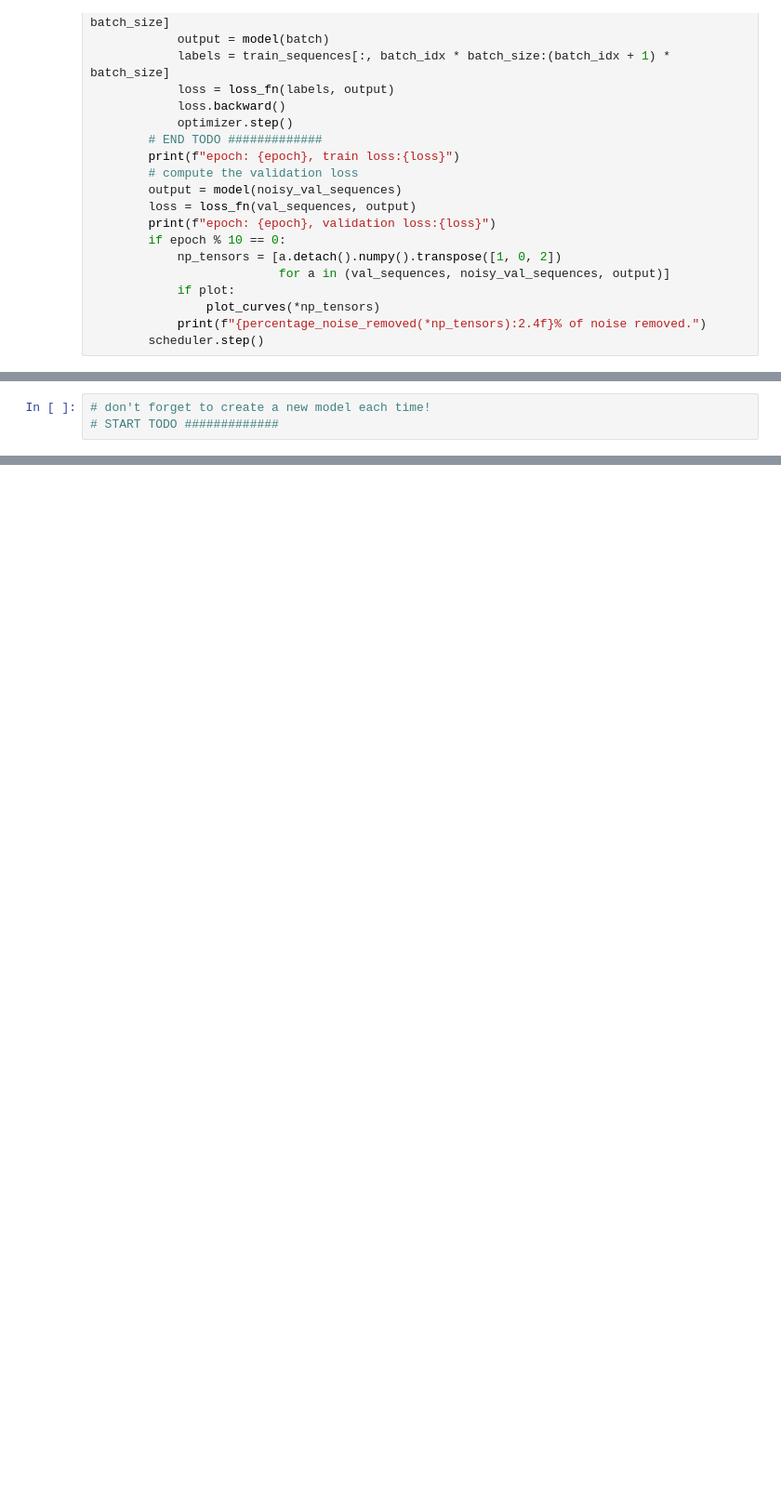
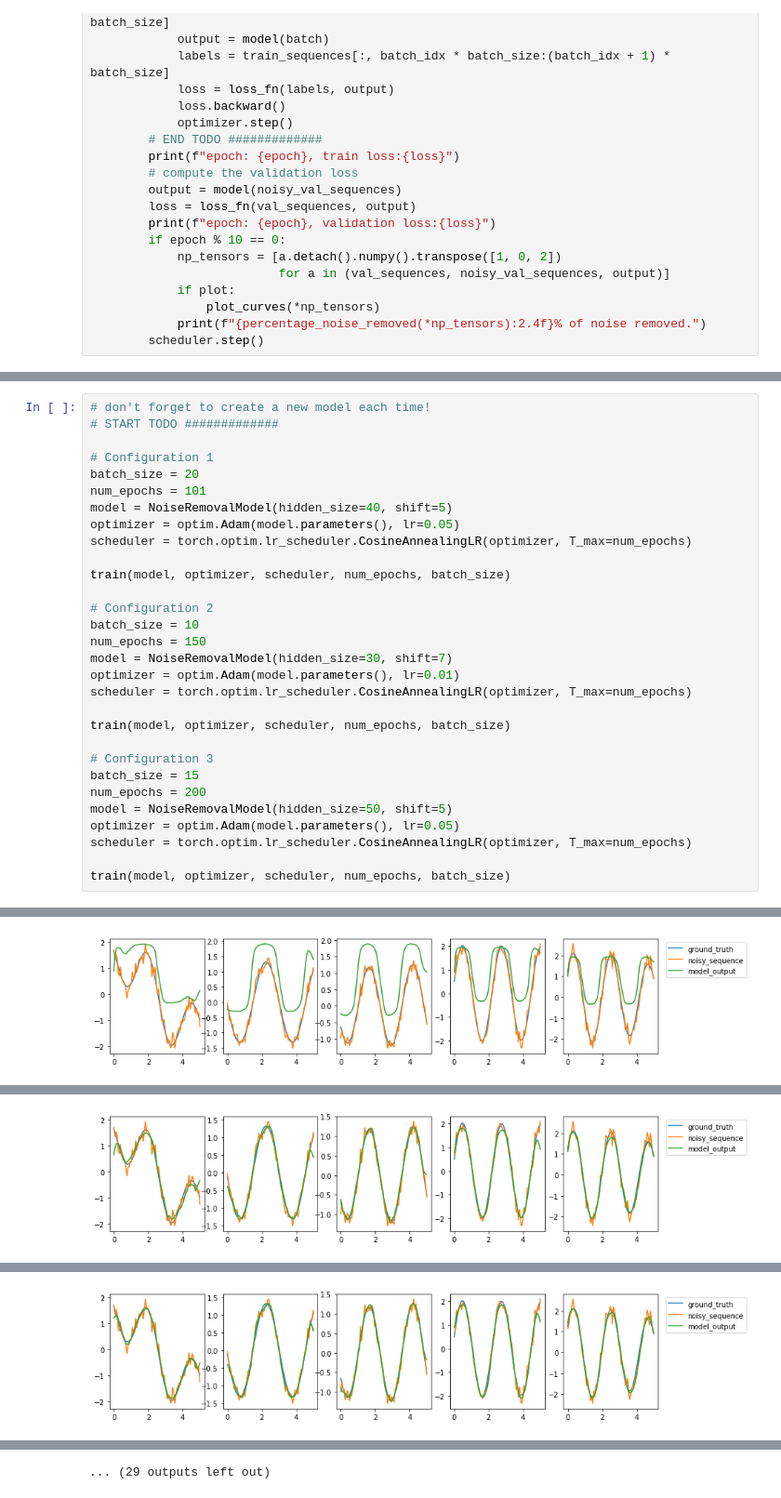
Before and after one commit to bornabesic/deep-learning-exercises, a Jupyter notebook: Exercise 5/exercise05_rnn.ipynb, the cells around one changed output, grey strips where cells are left out. Shown at 93% size. Drawn from its saved outputs; the diff is of its cells as text; blank space fills up the shorter version.

```diff
--- a/Exercise 5/exercise05_rnn.ipynb
+++ b/Exercise 5/exercise05_rnn.ipynb
@@ -515,3 +479,31 @@ As a preparation for next week's lecture, play with the model's hyperparameters
-# %%
-# don't forget to create a new model each time!
-# START TODO #############
+# %%
+# don't forget to create a new model each time!
+# START TODO #############
+
+# Configuration 1
+batch_size = 20
+num_epochs = 101
+model = NoiseRemovalModel(hidden_size=40, shift=5)
+optimizer = optim.Adam(model.parameters(), lr=0.05)
+scheduler = torch.optim.lr_scheduler.CosineAnnealingLR(optimizer, T_max=num_epochs)
+
+train(model, optimizer, scheduler, num_epochs, batch_size)
+
+# Configuration 2
+batch_size = 10
+num_epochs = 150
+model = NoiseRemovalModel(hidden_size=30, shift=7)
+optimizer = optim.Adam(model.parameters(), lr=0.01)
+scheduler = torch.optim.lr_scheduler.CosineAnnealingLR(optimizer, T_max=num_epochs)
+
+train(model, optimizer, scheduler, num_epochs, batch_size)
+
+# Configuration 3
+batch_size = 15
+num_epochs = 200
+model = NoiseRemovalModel(hidden_size=50, shift=5)
+optimizer = optim.Adam(model.parameters(), lr=0.05)
+scheduler = torch.optim.lr_scheduler.CosineAnnealingLR(optimizer, T_max=num_epochs)
+
+train(model, optimizer, scheduler, num_epochs, batch_size)
+# %% [output]
@@ -517,0 +512 @@ As a preparation for next week's lecture, play with the model's hyperparameters
+[figure, added]
@@ -517,0 +530 @@ As a preparation for next week's lecture, play with the model's hyperparameters
+[figure, added]
@@ -517,0 +548 @@ As a preparation for next week's lecture, play with the model's hyperparameters
+[figure, added]
@@ -517,0 +603 @@ As a preparation for next week's lecture, play with the model's hyperparameters
+... (29 outputs left out)
```
Also changed, not shown: parts of 9 cells of this notebook.
